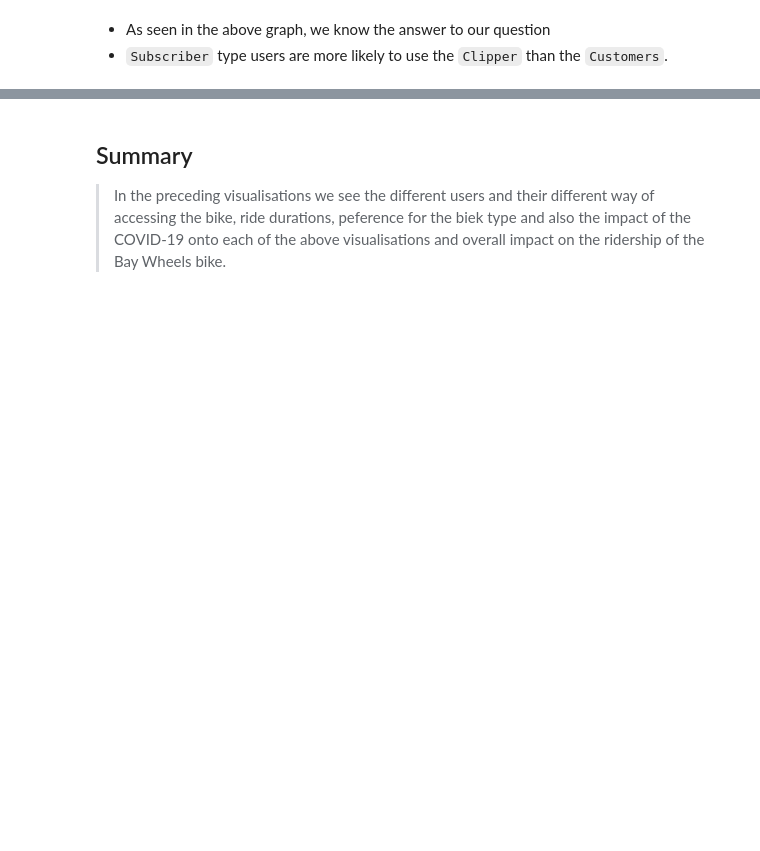
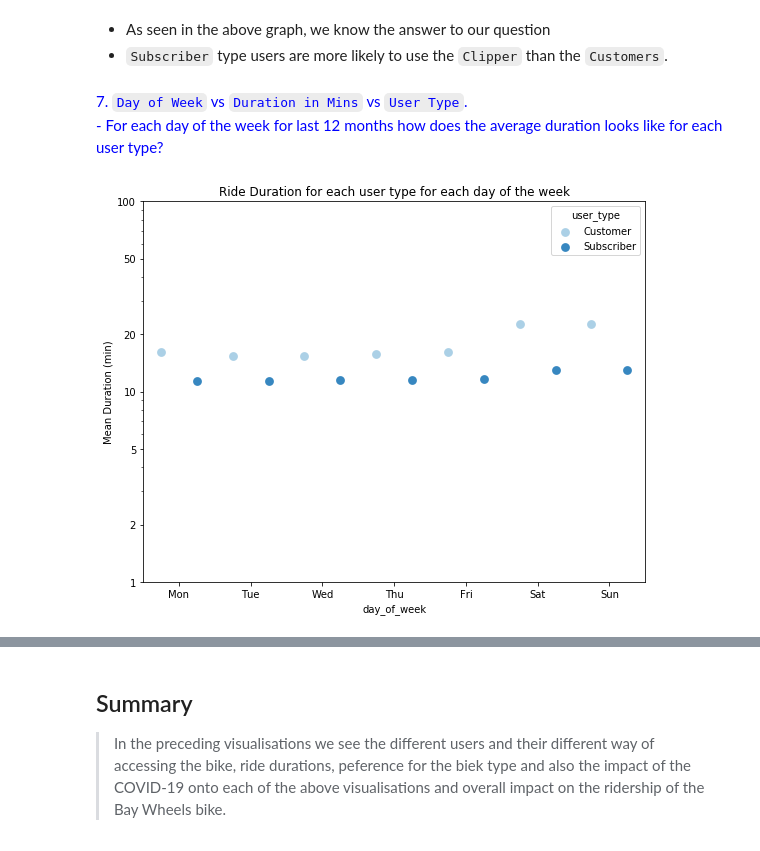
Before and after one commit to anandsimer/Communicate-Data-Findings, a Jupyter notebook: slide_deck.ipynb, the cells around one changed output, grey strips where cells are left out. Saved outputs shown, nothing was run; the diff lists cells and outputs as text; code cells hidden in the pictures; blank space fills up the shorter version.

```diff
--- a/slide_deck.ipynb
+++ b/slide_deck.ipynb
@@ -219,3 +219,19 @@ graph = sb.catplot(data=proportion_df, x="user_type", y="Clipper");
 # %% [markdown]
 - As seen in the above graph, we know the answer to our question
 - `Subscriber` type users are more likely to use the `Clipper` than the `Customers`.
+# %%
+header = '7. `Day of Week` vs `Duration in Mins` vs `User Type`. <br /> - For each day of the week for last 12 months how does the average duration looks like for each user type?'
+printmd(header, color='Blue')
+
+fig = plt.figure(figsize = [9,7]);
+weekday = ['Mon', 'Tue', 'Wed', 'Thu', 'Fri', 'Sat', 'Sun']
+ax = sb.pointplot(data = bike_df, x = 'day_of_week', y = 'duration_mins', hue = 'user_type',
+           palette = 'Blues', linestyles = '', dodge = 0.5, order=weekday);
+plt.title('Ride Duration for each user type for each day of the week');
+plt.ylabel('Mean Duration (min)');
+plt.yscale('log');
+plt.yticks([1, 2, 5, 10, 20, 50, 100], [1, 2, 5, 10, 20, 50, 100]);
+ax.set_yticklabels([],minor = True);
+# %% [output]
+<span style='color:Blue'>7. `Day of Week` vs `Duration in Mins` vs `User Type`. <br /> - For each day of the week for last 12 months how does the average duration looks like for each user type?</span>
+[figure, added]
```
Also changed, not shown: parts of 3 cells of this notebook.
